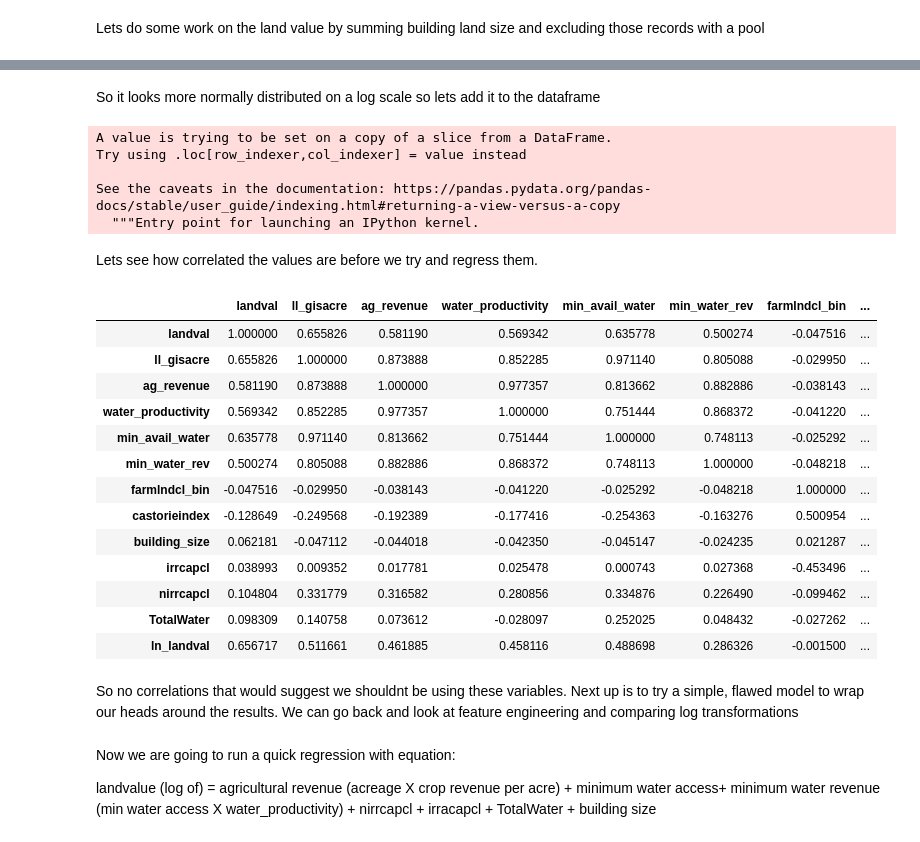
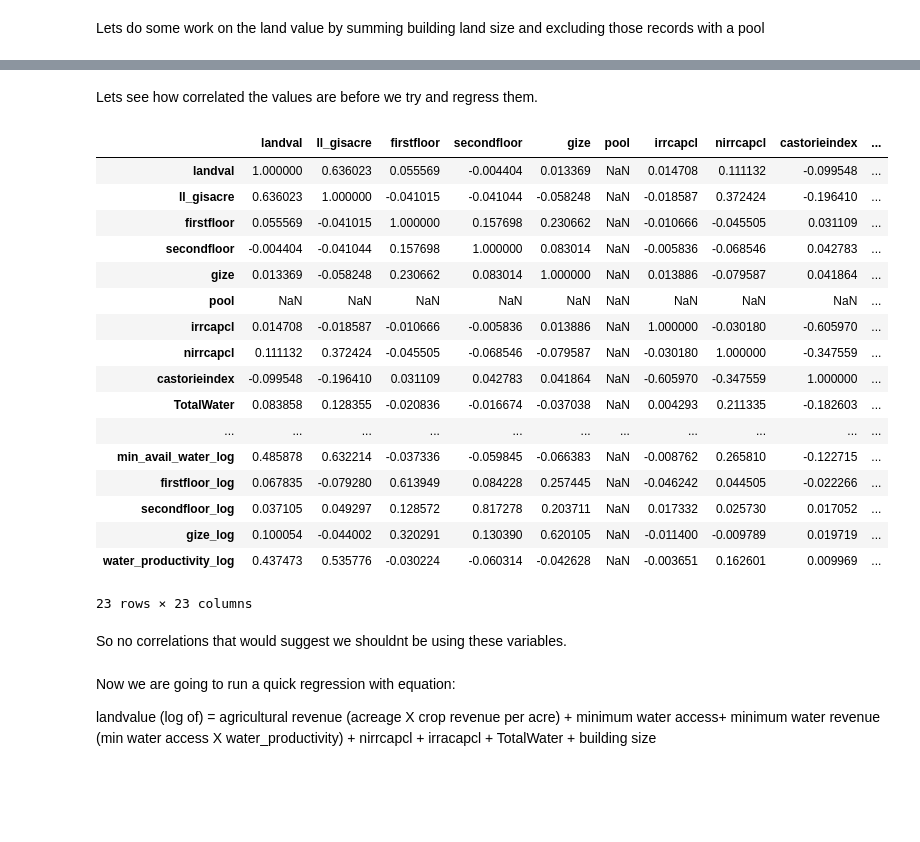
Before and after one commit to draget/w210_water, a Jupyter notebook: Hedonic Modeling.ipynb, the cells around one changed output, grey strips where cells are left out. Cells and saved outputs as stored; diff of their text form; code cells hidden in the pictures; blank space fills up the shorter version.

```diff
--- a/Hedonic Modeling.ipynb
+++ b/Hedonic Modeling.ipynb
@@ -341,7 +300,7 @@ now lets get minimum water available per parcel by using the acre feet applied p
 # %%
-merged['min_avail_water'] = None
-
-for i, r in merged.iterrows():
+for i, r in full_set.iterrows():
 
 
-    merged.at[i, 'min_avail_water'] = r['TotalWater'] * r['ll_gisacre']
+    full_set.at[i, 'min_avail_water'] = r['TotalWater'] * r['ll_gisacre']
+
+full_set['min_avail_water'] = full_set['min_avail_water'].astype('float64')
@@ -365,7 +318,8 @@ Its also worth using the water productivity value to get a potential revenue tot
 # %%
-merged['min_water_rev'] = None
+for i, r in full_set.iterrows():
 
-for i, r in merged.iterrows():
+    full_set.at[i, 'min_water_rev'] = r['min_avail_water'] * r['water_productivity']
 
-    merged.at[i, 'min_water_rev'] = r['min_avail_water'] * r['water_productivity']
+
+full_set['min_water_rev'] = full_set['min_water_rev'].astype('float64')
 # %%
@@ -389,0 +342,4 @@ The one we care about in the soil datais 'farmIndcl', which says if it prime far
+# %%
+
+#exclude pools
+full_set.drop(full_set[full_set['pool'] == True].index, inplace=True)
@@ -460,0 +421,12 @@ now lets try and do some anaysis and take a stab at regression
+# %%
+full_set['landval_log'] = np.log(full_set['landval'])
+full_set['ll_gisacre_log'] = np.log(full_set['ll_gisacre'])
+full_set['TotalWater_log'] = np.log(full_set['TotalWater'])
+full_set['min_avail_water_log'] = np.log(full_set['min_avail_water'])
+full_set['firstfloor_log'] = np.log(full_set['firstfloor'])
+full_set['secondfloor_log'] = np.log(full_set['secondfloor'])
+full_set['gize_log'] = np.log(full_set['gize'])
+full_set['water_productivity_log'] = np.log(full_set['water_productivity'])
+
+
+full_set[np.isfinite(full_set[['landval_log', 'TotalWater_log', 'min_avail_water_log', 'firstfloor_log', 'secondfloor_log', 'll_gisacre_log', 'gize_log', 'water_productivity_log']])][['landval_log', 'll_gisacre_log', 'TotalWater_log', 'min_avail_water_log', 'firstfloor_log', 'secondfloor_log','gize_log', 'water_productivity_log']].hist(figsize=(20,20), layout=(3,3))
@@ -573,35 +468,28 @@ ln_landval.plot.hist(range=[0, np.max(ln_landval)])
-# %% [markdown]
-
-So it looks more normally distributed on a log scale so lets add it to the dataframe
-# %%
-modeling_db['ln_landval'] = np.log(modeling_db['landval'])
-# %% [output]
-A value is trying to be set on a copy of a slice from a DataFrame.
-Try using .loc[row_indexer,col_indexer] = value instead
-
-See the caveats in the documentation: https://pandas.pydata.org/pandas-docs/stable/user_guide/indexing.html#returning-a-view-versus-a-copy
-  """Entry point for launching an IPython kernel.
 # %% [markdown]
 Lets see how correlated the values are before we try and regress them.
 # %%
-modeling_db.corr()
+full_set.corr()
 # %% [output]
-|  | landval | ll_gisacre | ag_revenue | water_productivity | min_avail_water | min_water_rev | farmlndcl_bin | ... |
-| landval | 1.000000 | 0.655826 | 0.581190 | 0.569342 | 0.635778 | 0.500274 | -0.047516 | ... |
-| ll_gisacre | 0.655826 | 1.000000 | 0.873888 | 0.852285 | 0.971140 | 0.805088 | -0.029950 | ... |
-| ag_revenue | 0.581190 | 0.873888 | 1.000000 | 0.977357 | 0.813662 | 0.882886 | -0.038143 | ... |
-| water_productivity | 0.569342 | 0.852285 | 0.977357 | 1.000000 | 0.751444 | 0.868372 | -0.041220 | ... |
-| min_avail_water | 0.635778 | 0.971140 | 0.813662 | 0.751444 | 1.000000 | 0.748113 | -0.025292 | ... |
-| min_water_rev | 0.500274 | 0.805088 | 0.882886 | 0.868372 | 0.748113 | 1.000000 | -0.048218 | ... |
-| farmlndcl_bin | -0.047516 | -0.029950 | -0.038143 | -0.041220 | -0.025292 | -0.048218 | 1.000000 | ... |
-| castorieindex | -0.128649 | -0.249568 | -0.192389 | -0.177416 | -0.254363 | -0.163276 | 0.500954 | ... |
-| building_size | 0.062181 | -0.047112 | -0.044018 | -0.042350 | -0.045147 | -0.024235 | 0.021287 | ... |
-| irrcapcl | 0.038993 | 0.009352 | 0.017781 | 0.025478 | 0.000743 | 0.027368 | -0.453496 | ... |
-| nirrcapcl | 0.104804 | 0.331779 | 0.316582 | 0.280856 | 0.334876 | 0.226490 | -0.099462 | ... |
-| TotalWater | 0.098309 | 0.140758 | 0.073612 | -0.028097 | 0.252025 | 0.048432 | -0.027262 | ... |
-| ln_landval | 0.656717 | 0.511661 | 0.461885 | 0.458116 | 0.488698 | 0.286326 | -0.001500 | ... |
+|  | landval | ll_gisacre | firstfloor | secondfloor | gize | pool | irrcapcl | nirrcapcl | castorieindex | ... |
+| landval | 1.000000 | 0.636023 | 0.055569 | -0.004404 | 0.013369 | NaN | 0.014708 | 0.111132 | -0.099548 | ... |
+| ll_gisacre | 0.636023 | 1.000000 | -0.041015 | -0.041044 | -0.058248 | NaN | -0.018587 | 0.372424 | -0.196410 | ... |
+| firstfloor | 0.055569 | -0.041015 | 1.000000 | 0.157698 | 0.230662 | NaN | -0.010666 | -0.045505 | 0.031109 | ... |
+| secondfloor | -0.004404 | -0.041044 | 0.157698 | 1.000000 | 0.083014 | NaN | -0.005836 | -0.068546 | 0.042783 | ... |
+| gize | 0.013369 | -0.058248 | 0.230662 | 0.083014 | 1.000000 | NaN | 0.013886 | -0.079587 | 0.041864 | ... |
+| pool | NaN | NaN | NaN | NaN | NaN | NaN | NaN | NaN | NaN | ... |
+| irrcapcl | 0.014708 | -0.018587 | -0.010666 | -0.005836 | 0.013886 | NaN | 1.000000 | -0.030180 | -0.605970 | ... |
+| nirrcapcl | 0.111132 | 0.372424 | -0.045505 | -0.068546 | -0.079587 | NaN | -0.030180 | 1.000000 | -0.347559 | ... |
+| castorieindex | -0.099548 | -0.196410 | 0.031109 | 0.042783 | 0.041864 | NaN | -0.605970 | -0.347559 | 1.000000 | ... |
+| TotalWater | 0.083858 | 0.128355 | -0.020836 | -0.016674 | -0.037038 | NaN | 0.004293 | 0.211335 | -0.182603 | ... |
+| ... | ... | ... | ... | ... | ... | ... | ... | ... | ... | ... |
+| min_avail_water_log | 0.485878 | 0.632214 | -0.037336 | -0.059845 | -0.066383 | NaN | -0.008762 | 0.265810 | -0.122715 | ... |
+| firstfloor_log | 0.067835 | -0.079280 | 0.613949 | 0.084228 | 0.257445 | NaN | -0.046242 | 0.044505 | -0.022266 | ... |
+| secondfloor_log | 0.037105 | 0.049297 | 0.128572 | 0.817278 | 0.203711 | NaN | 0.017332 | 0.025730 | 0.017052 | ... |
+| gize_log | 0.100054 | -0.044002 | 0.320291 | 0.130390 | 0.620105 | NaN | -0.011400 | -0.009789 | 0.019719 | ... |
+| water_productivity_log | 0.437473 | 0.535776 | -0.030224 | -0.060314 | -0.042628 | NaN | -0.003651 | 0.162601 | 0.009969 | ... |
+23 rows × 23 columns
 # %% [markdown]
-So no correlations that would suggest we shouldnt be using these variables. Next up is to try a simple, flawed model to wrap our heads around the results. We can go back and look at feature engineering and comparing log transformations
+So no correlations that would suggest we shouldnt be using these variables.
 # %%
 # for the purposes of this first run we arent going to interpolate nan values, just drop them all
 
```
Also changed, not shown: parts of 137 cells of this notebook.
